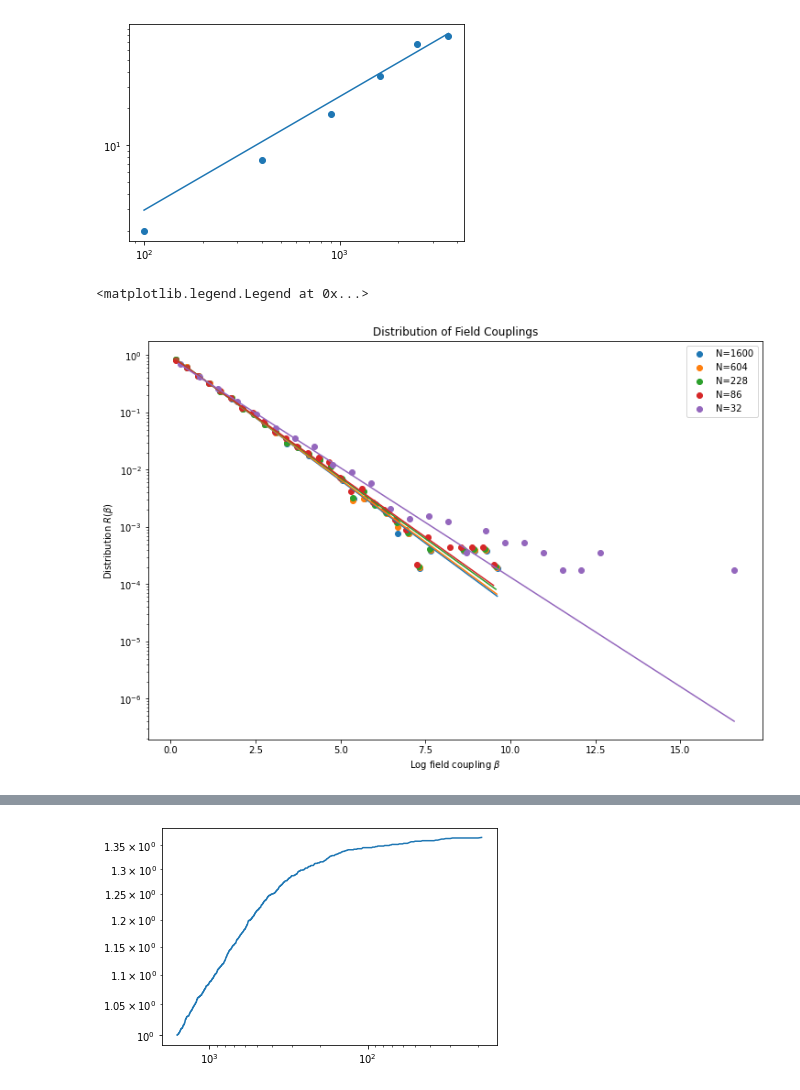
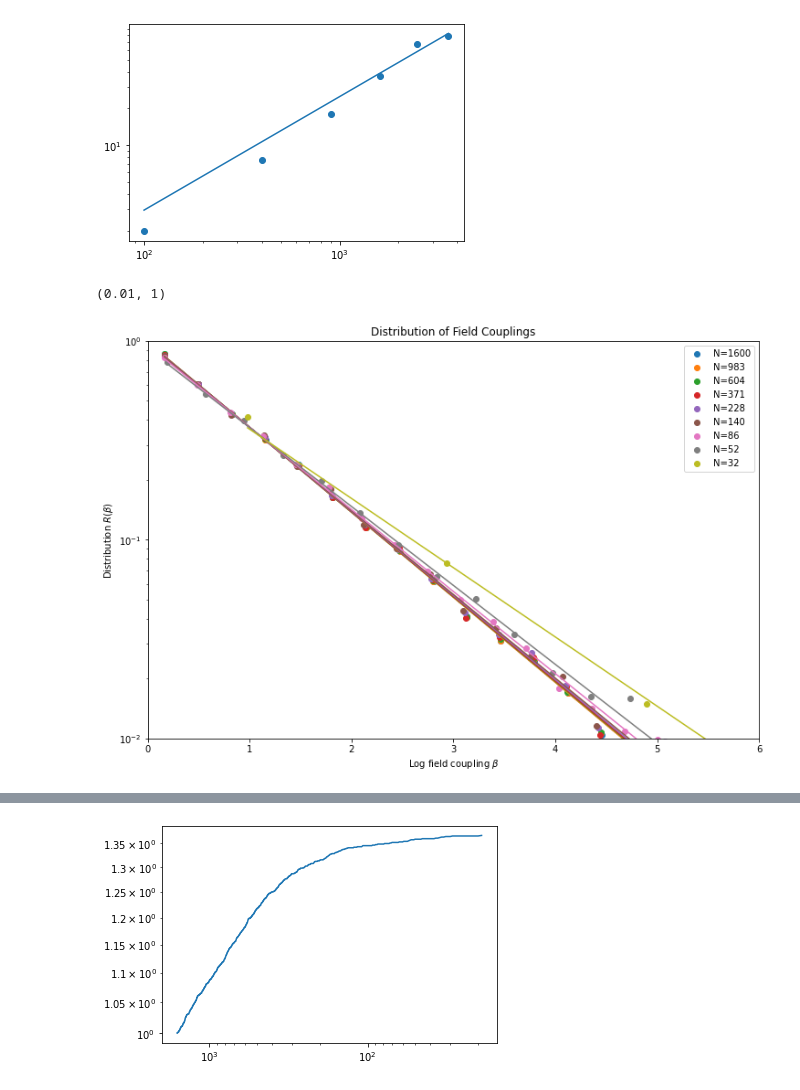
Before and after one commit to tsgaurav/Ising_RSRG, a Jupyter notebook: ipynb_notebooks/Log_Ising_Decimation_2D.ipynb, the cells around one changed output, grey strips where cells are left out. Drawn from its saved outputs; the diff is of its cells as text; code cells hidden in the pictures.

```diff
--- a/ipynb_notebooks/Log_Ising_Decimation_2D.ipynb
+++ b/ipynb_notebooks/Log_Ising_Decimation_2D.ipynb
@@ -292,15 +292,12 @@ class log_system:
         if Gamma == zeta_min: self.zeta_decimation(Gamma)
         elif Gamma == beta_min: self.beta_decimation(Gamma)
 
-        self.zeta_ij_vals.data += (self.Gamma_0 - Gamma)
-        self.beta_vals[self.beta_vals.nonzero()] += (self.Gamma_0 - Gamma)
-
         self.Gamma = Gamma
         self.Gamma_array.append(Gamma)
 
         if self.track_moments: self.moment_list.append(self.get_moment())
-        if self.num_dec%20 == 0:
-            mask = np.any(self.zeta_ij_vals>6)
+        if self.num_dec%50 == 0:
+            mask = np.any(self.zeta_ij_vals>10)
 
             r_ind, c_ind = mask.nonzero()
             if len(r_ind)>0:
@@ -317,6 +314,9 @@ class log_system:
         r_ind, c_ind, zeta_ij = sparse.find(self.zeta_ij_vals)
         zeta_ind = np.where(zeta_ij == Gamma)[0][0]
         i, j = r_ind[zeta_ind], c_ind[zeta_ind]
+
+        self.zeta_ij_vals.data += (self.Gamma_0 - Gamma)
+        self.beta_vals[self.beta_vals.nonzero()] += (self.Gamma_0 - Gamma)
 
         self.clust_dict, self.reverse_dict = update_cluster(self.clust_dict, self.reverse_dict, i, j)
 
@@ -348,6 +348,9 @@ class log_system:
     def beta_decimation(self, Gamma):
         i = np.where(self.beta_vals == Gamma)[0][0]
         adj_i = self.adj_ind[i]
+
+        self.zeta_ij_vals.data += (self.Gamma_0 - Gamma)
+        self.beta_vals[self.beta_vals.nonzero()] += (self.Gamma_0 - Gamma)
 
         """
         zeta_subblock = self.zeta_ij_vals[np.ix_(adj_i, adj_i)].toarray()
@@ -411,7 +414,7 @@ def gen_check_list(size, steps, divs):
     C = np.log(size/(size-steps))/(divs-1)
     return np.floor(size*np.exp(-i_vals * C)).astype(int)
 
-L = 20
+L = 40
 steps = L*L - 20
 #a, b = 0.1, 0.1
 measure_step = 20
@@ -438,9 +441,9 @@ b_vals = np.array([0.3])
 
 n_bins_h = 40
 # %%
-a_vals = np.array([0.105])
+a_vals = np.array([0.1])
 b_vals = np.array([0.105])
-w = 4
+w = 5
 
 
 t0 = time.time()
@@ -503,38 +506,38 @@ width_list = []
 N_list = []
 for ind,i in enumerate(check_list[:]):
     n,bins = np.histogram(beta_dist_list[ind], density=True, bins = n_bins_h)
     if np.any(np.isnan(n)): continue
     width = bins[1]-bins[0]
     x = (bins[1:]-width/2)
     y = n
     popt, pcov = curve_fit(exponential_dist_norm, x[1:15], y[1:15])
-    if ind%2==0:
+    if ind%1==0:
         plt.scatter(x, y, label="N="+str(i), marker='o')
         plt.plot(x, exponential_dist_norm(x, *popt))
         #print(popt)
     width_list.append(1/popt[0])
     N_list.append(i)
 
     #plt.scatter((bins[1:]-width/2), n, label="N="+str(i))
 #plt.xscale('log')
 
 plt.xlabel(r"Log field coupling $\beta$")
 plt.ylabel(r"Distribution $R(\beta)$")
 plt.title("Distribution of Field Couplings")
 plt.yscale('log')
 #plt.xlim(0.01, 4)
 plt.legend()
 #plt.ylim(0.01, 1)
 
 #J_max, h_max = 1.0, 0.5
 #L = 60
 #a, b = 0.3, 0.315
 
-#plt.xlim(0,6)
-#plt.ylim(1e-2, 1)
+plt.xlim(0,6)
+plt.ylim(1e-2, 1)
 # %% [output]
-<matplotlib.legend.Legend at 0x...>
+(0.01, 1)
-[figure, old version]
+[figure, new version]
 # %%
 n_bins_h = 30
 plt.figure(figsize=(12, 8))
```
Also changed, not shown: parts of 4 cells of this notebook, 1 other file.
